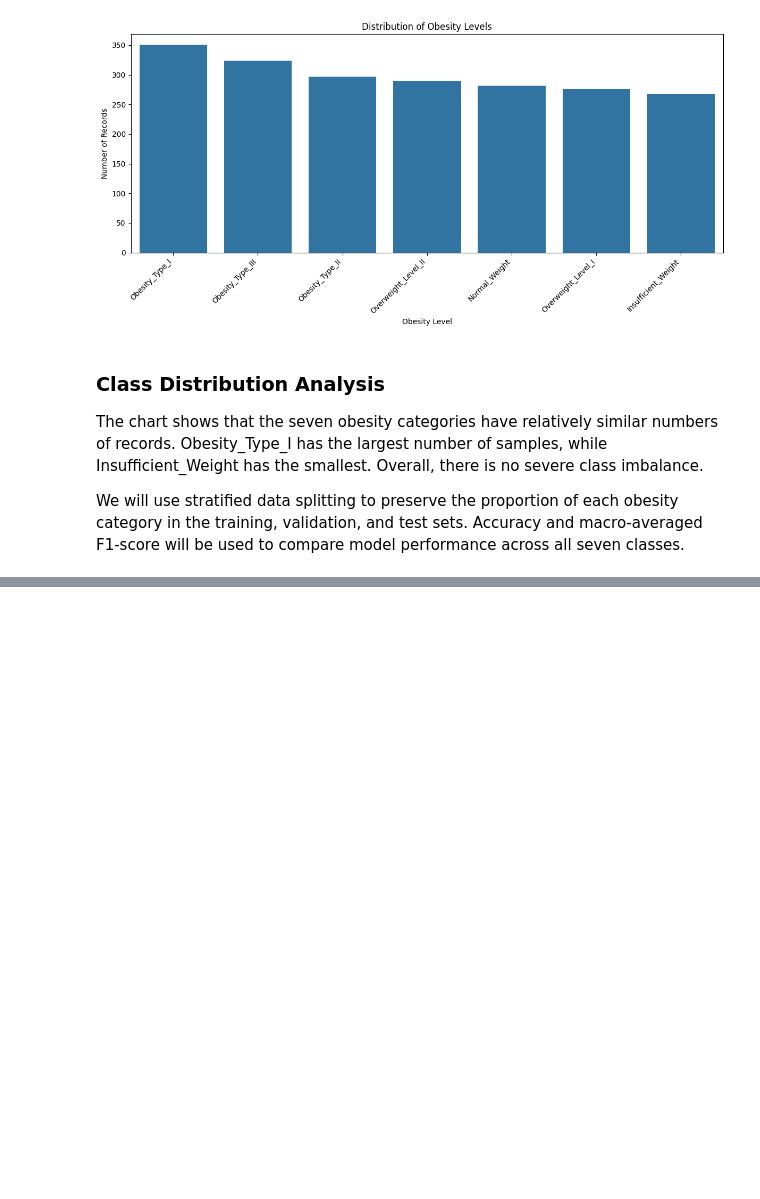
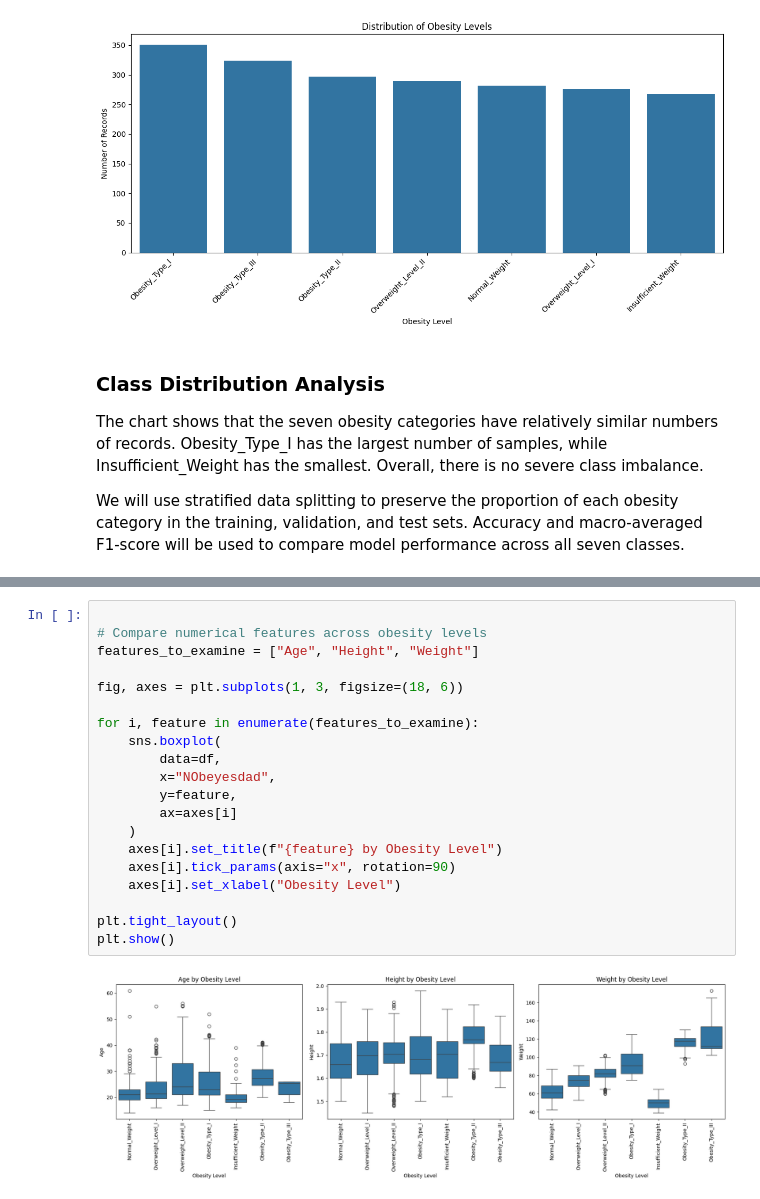
Before and after one commit to lenoso1/DS471-project, a Jupyter notebook: DS471_Obesity_Level_Prediction.ipynb, the cells around one changed output, grey strips where cells are left out. Cells and saved outputs as stored; diff of their text form; blank space fills up the shorter version.

```diff
--- a/DS471_Obesity_Level_Prediction.ipynb
+++ b/DS471_Obesity_Level_Prediction.ipynb
@@ -182,0 +269,22 @@ We will use stratified data splitting to preserve the proportion of each obesity
+# %%
+
+# Compare numerical features across obesity levels
+features_to_examine = ["Age", "Height", "Weight"]
+
+fig, axes = plt.subplots(1, 3, figsize=(18, 6))
+
+for i, feature in enumerate(features_to_examine):
+    sns.boxplot(
+        data=df,
+        x="NObeyesdad",
+        y=feature,
+        ax=axes[i]
+    )
+    axes[i].set_title(f"{feature} by Obesity Level")
+    axes[i].tick_params(axis="x", rotation=90)
+    axes[i].set_xlabel("Obesity Level")
+
+plt.tight_layout()
+plt.show()
+# %% [output]
+[figure, added]
```
Also changed, not shown: parts of 43 cells of this notebook.
